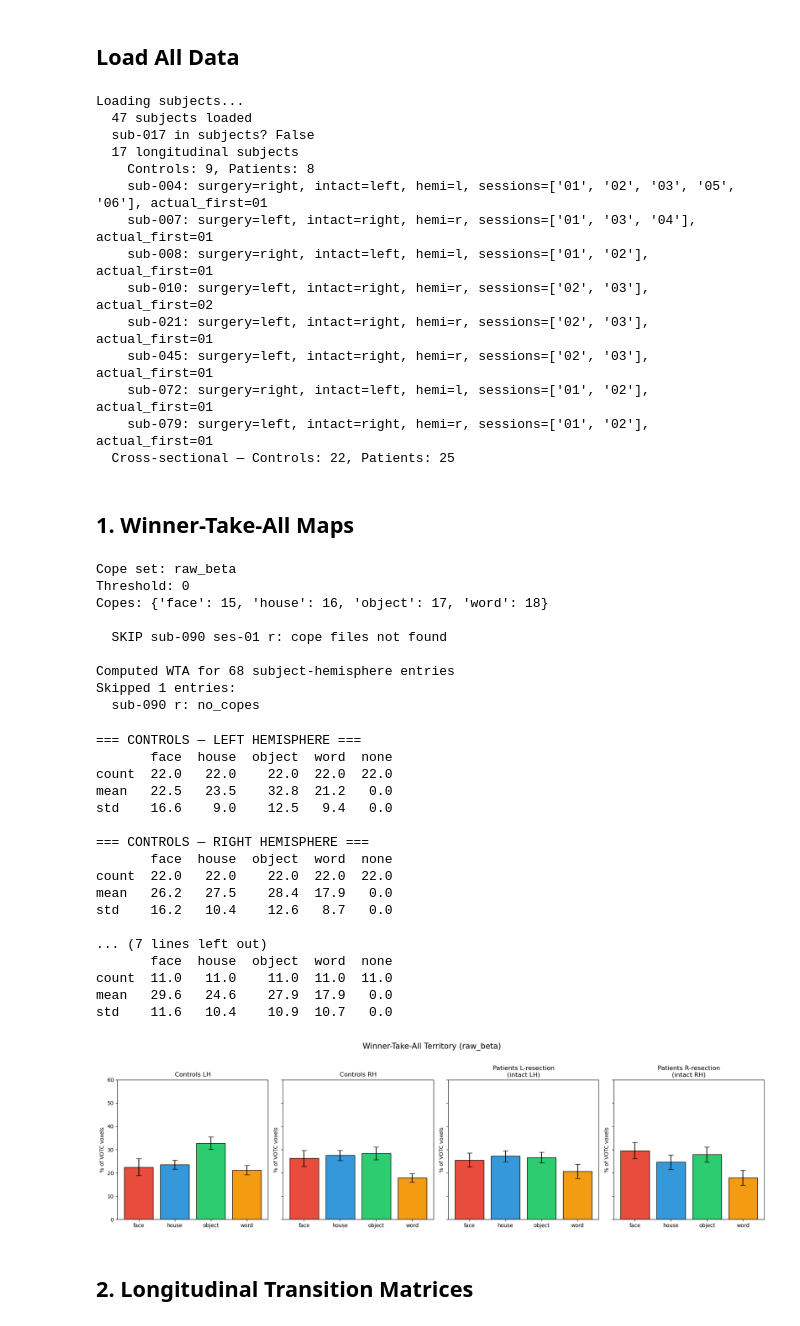
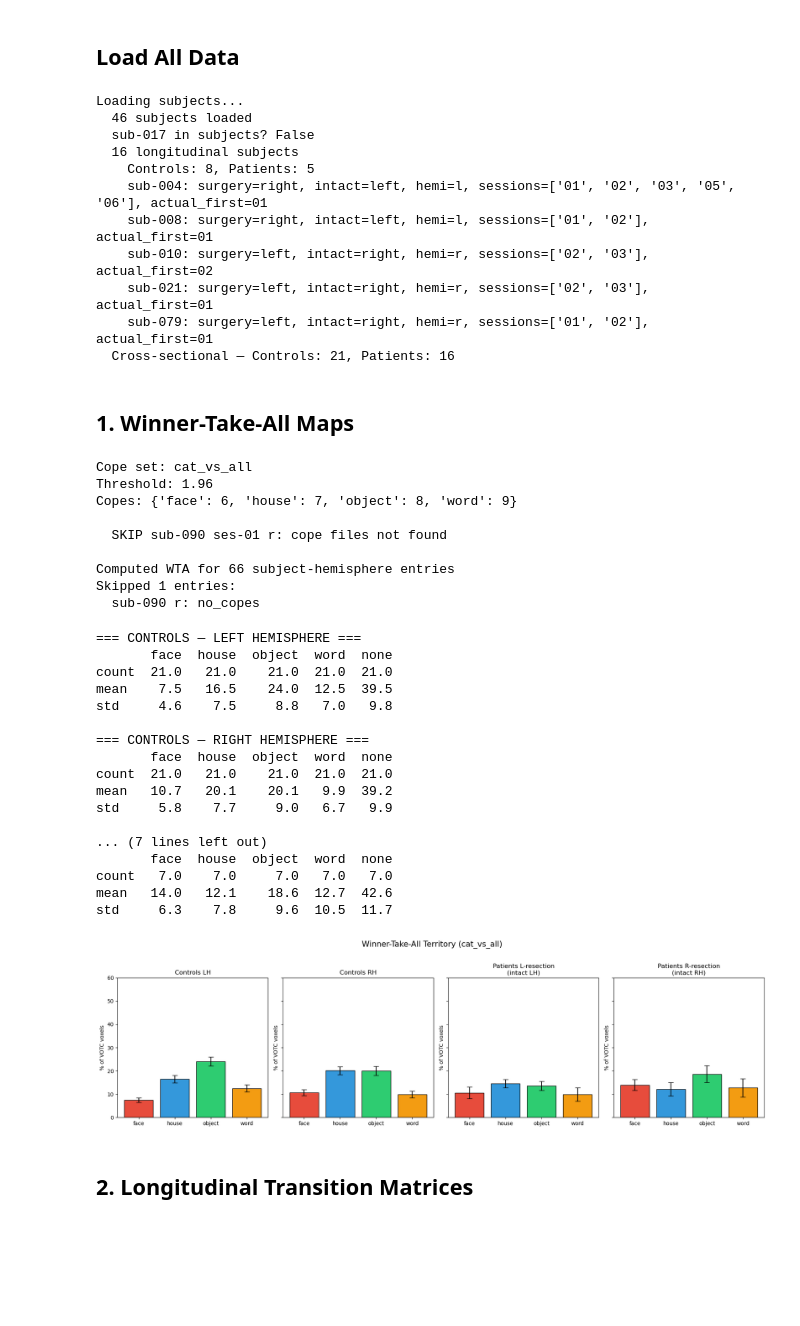
Before and after one commit to cnsimmons/sym_pt, a Jupyter notebook: B_analyses/voxel_allegiance.ipynb, the cells around one changed output. Saved outputs shown, nothing was run; the diff lists cells and outputs as text; code cells hidden in the pictures; blank space fills up the shorter version.

Commit message:
continuing to work on voxel allegiance

```diff
--- a/B_analyses/voxel_allegiance.ipynb
+++ b/B_analyses/voxel_allegiance.ipynb
@@ -62,7 +67,7 @@ CAT_VS_ALL_COPES = {'face': 6, 'house': 7, 'object': 8, 'word': 9}
 DIFFERENTIAL_COPES = {'face': 1, 'house': 2, 'object': 3, 'word': 4}
 
 # ── Which cope set to use for allegiance ──────────────────────────────────────
-ALLEGIANCE_COPE_SET = 'raw_beta'   # <-- CHANGE THIS to try different approaches
+ALLEGIANCE_COPE_SET = 'cat_vs_all'   # <-- CHANGE THIS to try different approaches
 
 # ── Thresholds ────────────────────────────────────────────────────────────────
 WTA_THRESHOLD = 0
@@ -74,7 +79,7 @@ PRE_SURGERY_SESSIONS = {
 }
 
 # ── Exclusions ────────────────────────────────────────────────────────────────
-EXCLUDE_SUBS = ['OTC108', 'control083', 'control085', 'OTC017']
+EXCLUDE_SUBS = ['OTC108', 'control083', 'control085', 'OTC017', 'control027']
 # %% [markdown]
  ## Helper Functions
 # %%
@@ -130,7 +135,8 @@ def load_subjects():
             'actual_first_ses': actual_first_ses,
             'hemi': ('l' if intact == 'left' else 'r') if pt else None,
             'group': info.get('group', 'unknown'),
-            'patient_status': 'patient' if pt else 'control',
+            #'patient_status': 'patient' if pt else 'control',
+            'patient_status': info.get('group', 'unknown'),
             'intact_hemi': intact,
             'surgery_side': ('right' if intact == 'left' else 'left') if pt else 'na',
         }
@@ -210,7 +216,7 @@ long_subs = {sid: info for sid, info in subjects.items()
 print(f"  {len(long_subs)} longitudinal subjects")
 
 ctrl_long = {s: i for s, i in long_subs.items() if i['patient_status'] == 'control'}
-pt_long = {s: i for s, i in long_subs.items() if i['patient_status'] == 'patient'}
+pt_long = {s: i for s, i in long_subs.items() if i['patient_status'] == 'OTC'}
 print(f"    Controls: {len(ctrl_long)}, Patients: {len(pt_long)}")
 
 # List patients with resection side
@@ -221,23 +227,20 @@ for s, i in pt_long.items():
 
 # Cross-sectional
 ctrl_all = {s: i for s, i in subjects.items() if i['patient_status'] == 'control'}
-pt_all = {s: i for s, i in subjects.items() if i['patient_status'] == 'patient'}
+pt_all = {s: i for s, i in subjects.items() if i['patient_status'] == 'OTC'}
 print(f"  Cross-sectional — Controls: {len(ctrl_all)}, Patients: {len(pt_all)}")
 # %% [output]
 Loading subjects...
-  47 subjects loaded
+  46 subjects loaded
   sub-017 in subjects? False
-  17 longitudinal subjects
-    Controls: 9, Patients: 8
+  16 longitudinal subjects
+    Controls: 8, Patients: 5
     sub-004: surgery=right, intact=left, hemi=l, sessions=['01', '02', '03', '05', '06'], actual_first=01
-    sub-007: surgery=left, intact=right, hemi=r, sessions=['01', '03', '04'], actual_first=01
     sub-008: surgery=right, intact=left, hemi=l, sessions=['01', '02'], actual_first=01
     sub-010: surgery=left, intact=right, hemi=r, sessions=['02', '03'], actual_first=02
     sub-021: surgery=left, intact=right, hemi=r, sessions=['02', '03'], actual_first=01
-    sub-045: surgery=left, intact=right, hemi=r, sessions=['02', '03'], actual_first=01
-    sub-072: surgery=right, intact=left, hemi=l, sessions=['01', '02'], actual_first=01
     sub-079: surgery=left, intact=right, hemi=r, sessions=['01', '02'], actual_first=01
-  Cross-sectional — Controls: 22, Patients: 25
+  Cross-sectional — Controls: 21, Patients: 16
 # %% [markdown]
  ## 1. Winner-Take-All Maps
 # %%
@@ -289,7 +292,7 @@ skipped = []
 for sid, info in subjects.items():
     first_ses = info['sessions'][0]
     actual_first = info['actual_first_ses']
-    hemi = info['hemi'] if info['patient_status'] == 'patient' else 'l'
+    hemi = info['hemi'] if info['patient_status'] == 'OTC' else 'l'
     hemis = ['l', 'r'] if info['patient_status'] == 'control' else [hemi]
 
     for h in hemis:
@@ -337,13 +340,13 @@ print(f"Skipped {len(skipped)} entries:")
 for sid, h, reason in skipped:
     print(f"  {sid} {h}: {reason}")
 # %% [output]
-Cope set: raw_beta
-Threshold: 0
-Copes: {'face': 15, 'house': 16, 'object': 17, 'word': 18}
+Cope set: cat_vs_all
+Threshold: 1.96
+Copes: {'face': 6, 'house': 7, 'object': 8, 'word': 9}
 
   SKIP sub-090 ses-01 r: cope files not found
 
-Computed WTA for 68 subject-hemisphere entries
+Computed WTA for 66 subject-hemisphere entries
 Skipped 1 entries:
   sub-090 r: no_copes
 # %%
@@ -375,38 +378,38 @@ s = summarize_group_wta(wta_results, 'control', 'r')
 if s is not None: print(s.loc[['count', 'mean', 'std']].round(1))
 
 print("\n=== PATIENTS — L-RESECTION (intact LH) ===")
-s = summarize_group_wta(wta_results, 'patient', 'l', surgery_side='right')
+s = summarize_group_wta(wta_results, 'OTC', 'l', surgery_side='right')
 if s is not None: print(s.loc[['count', 'mean', 'std']].round(1))
 
 print("\n=== PATIENTS — R-RESECTION (intact RH) ===")
-s = summarize_group_wta(wta_results, 'patient', 'r', surgery_side='left')
+s = summarize_group_wta(wta_results, 'OTC', 'r', surgery_side='left')
 if s is not None: print(s.loc[['count', 'mean', 'std']].round(1))
 # %% [output]
 === CONTROLS — LEFT HEMISPHERE ===
        face  house  object  word  none
-count  22.0   22.0    22.0  22.0  22.0
-mean   22.5   23.5    32.8  21.2   0.0
-std    16.6    9.0    12.5   9.4   0.0
+count  21.0   21.0    21.0  21.0  21.0
+mean    7.5   16.5    24.0  12.5  39.5
+std     4.6    7.5     8.8   7.0   9.8
 
 === CONTROLS — RIGHT HEMISPHERE ===
        face  house  object  word  none
-count  22.0   22.0    22.0  22.0  22.0
-mean   26.2   27.5    28.4  17.9   0.0
-std    16.2   10.4    12.6   8.7   0.0
+count  21.0   21.0    21.0  21.0  21.0
+mean   10.7   20.1    20.1   9.9  39.2
+std     5.8    7.7     9.0   6.7   9.9
 
 ... (7 lines left out)
        face  house  object  word  none
-count  11.0   11.0    11.0  11.0  11.0
-mean   29.6   24.6    27.9  17.9   0.0
-std    11.6   10.4    10.9  10.7   0.0
+count   7.0    7.0     7.0   7.0   7.0
+mean   14.0   12.1    18.6  12.7  42.6
+std     6.3    7.8     9.6  10.5  11.7
 # %%
 # ── Bar chart: Average territory per category ─────────────────────────────────
 
 panels = [
     ('Controls LH', 'control', 'l', None),
     ('Controls RH', 'control', 'r', None),
-    ('Patients L-resection\n(intact LH)', 'patient', 'l', 'right'),
-    ('Patients R-resection\n(intact RH)', 'patient', 'r', 'left'),
+    ('Patients L-resection\n(intact LH)', 'OTC', 'l', 'right'),
+    ('Patients R-resection\n(intact RH)', 'OTC', 'r', 'left'),
 ]
 
 fig, axes = plt.subplots(1, 4, figsize=(18, 5), sharey=True)
@@ -415,34 +418,34 @@ for ax, (title, group, hemi, surg) in zip(axes, panels):
     pct_rows = []
     for (sid, ses, h), res in wta_results.items():
         if res['group'] != group:
             continue
         if hemi is not None and h != hemi:
             continue
         if surg is not None and res.get('surgery_side', 'na') != surg:
             continue
         pct_rows.append(res['pcts'])
 
     if not pct_rows:
         ax.set_title(f"{title}\n(no data)")
         continue
 
     df = pd.DataFrame(pct_rows)
     means = df[CATEGORIES].mean()
     sems = df[CATEGORIES].sem()
 
     bars = ax.bar(CATEGORIES, means, yerr=sems, capsize=5,
                   color=[CAT_COLORS[c] for c in CATEGORIES], edgecolor='black')
     ax.set_title(title, fontsize=12)
     ax.set_ylabel('% of VOTC voxels')
     ax.set_ylim(0, 60)
 
 plt.suptitle(f'Winner-Take-All Territory ({ALLEGIANCE_COPE_SET})', fontsize=15, y=1.02)
 plt.tight_layout()
 plt.savefig(os.path.join(processed_dir, 'group_results',
             f'wta_territory_{ALLEGIANCE_COPE_SET}.png'), dpi=150, bbox_inches='tight')
 plt.show()
 # %% [output]
-[figure, old version]
+[figure, new version]
 # %% [markdown]
  ## 2. Longitudinal Transition Matrices
 # %%
```
Also changed, not shown: parts of 28 cells of this notebook, 2 other files.
